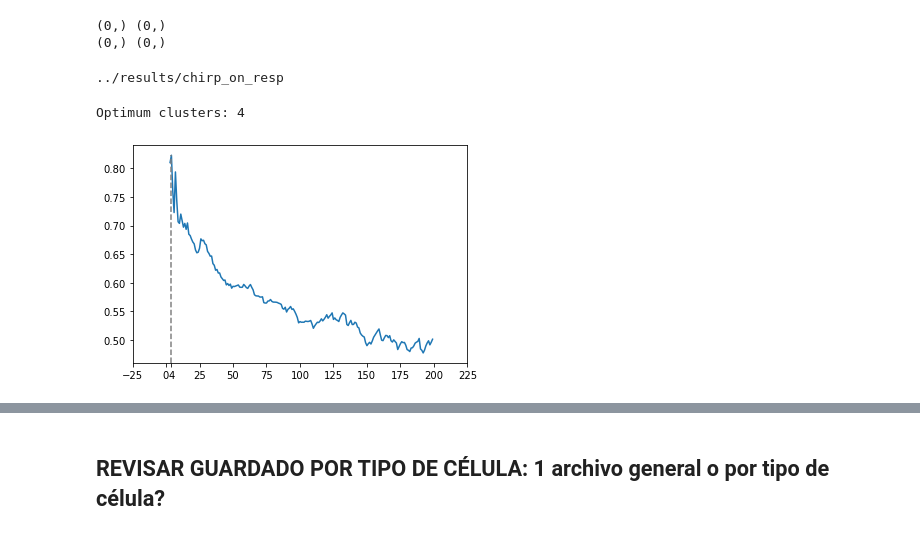
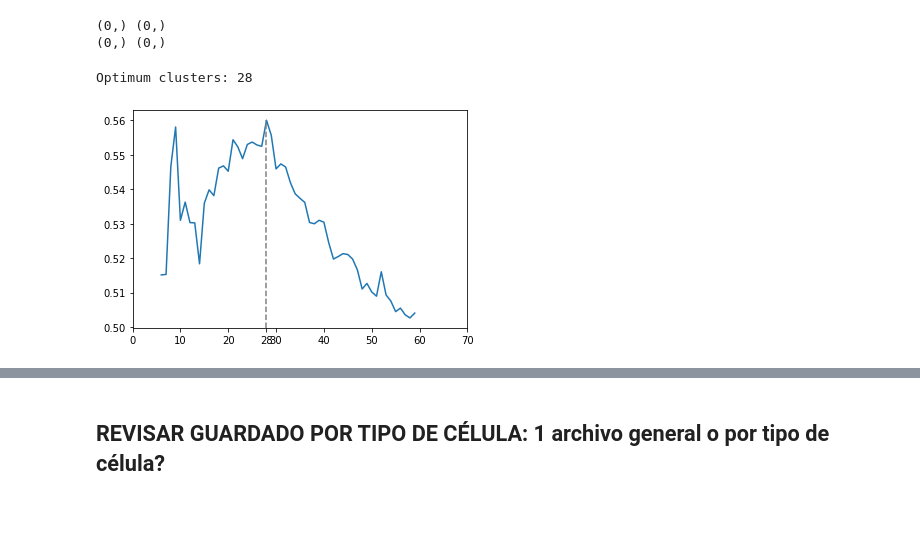
Before and after one commit to pabloreyesrobles/chirp-features, a Jupyter notebook: rgc_clustering.ipynb, the cells around one changed output, grey strips where cells are left out. Cells and saved outputs as stored; diff of their text form; code cells hidden in the pictures.

```diff
--- a/rgc_clustering.ipynb
+++ b/rgc_clustering.ipynb
@@ -260,7 +344,7 @@ nspikes
 # %%
 num_threads = os.cpu_count()
 
-ctype = 'ON'
+ctype = 'ON/OFF'
 sel = ctype_map[ctype]
 spiketimes = spiketimes_grp[sel]
 
@@ -316,11 +400,13 @@ if os.path.isfile('spike_dist.npy') and preload:
     spike_dst = np.load('{}spike_dist.npy'.format(params['Output']))
     print('Done!')
 else:
-    flat_units = flat_unit_pairs(spiketimes)
-    with mp.Pool(num_threads) as pool:
-        spike_dst_args = [(spiketimes[pair[0]], spiketimes[pair[1]]) for pair in flat_units]
-        spike_dst = list(tqdm(pool.imap(compute_SPIKE_on_flat_pair, spike_dst_args), total=len(spike_dst_args)))
-        spike_dst = np.asarray(spike_dst)
+    with warnings.catch_warnings():
+        warnings.simplefilter("ignore")
+        flat_units = flat_unit_pairs(spiketimes)
+        with mp.Pool(num_threads) as pool:
+            spike_dst_args = [(spiketimes[pair[0]], spiketimes[pair[1]]) for pair in flat_units]
+            spike_dst = list(tqdm(pool.imap(compute_SPIKE_on_flat_pair, spike_dst_args), total=len(spike_dst_args)))
+            spike_dst = np.asarray(spike_dst)
 #     spike_dst = np.asarray([compute_SPIKE_on_flat_pair(spiketimes[pair[0]], spiketimes[pair[1]]) for pair in tqdm(flat_units)])
 #     spike_dst = joblib.Parallel(n_jobs=4,verbose=1)(joblib.delayed(compute_SPIKE_on_flat_pair)(pair, spiketimes) for pair in tqdm(flat_units))
     np.save('{}spike_dist.npy'.format(params['Output']), spike_dst)
@@ -331,11 +417,13 @@ if os.path.isfile('{}isi_dist.npy'.format(exp_path)) and preload:
     isi_dst = np.load('{}isi_dist.npy'.format(params['Output']))
     print('Done!')
 else:
-    flat_units = flat_unit_pairs(spiketimes)
-    with mp.Pool(num_threads) as pool:
-        isi_dst_args = [(spiketimes[pair[0]], spiketimes[pair[1]]) for pair in flat_units]
-        isi_dst = list(tqdm(pool.imap(compute_ISI_on_flat_pair, isi_dst_args), total=len(isi_dst_args)))
-        isi_dst = np.asarray(isi_dst)
+    with warnings.catch_warnings():
+        warnings.simplefilter("ignore")
+        flat_units = flat_unit_pairs(spiketimes)
+        with mp.Pool(num_threads) as pool:
+            isi_dst_args = [(spiketimes[pair[0]], spiketimes[pair[1]]) for pair in flat_units]
+            isi_dst = list(tqdm(pool.imap(compute_ISI_on_flat_pair, isi_dst_args), total=len(isi_dst_args)))
+            isi_dst = np.asarray(isi_dst)
 #     isi_dst = np.asarray([compute_ISI_on_flat_pair(pair, spiketimes) for pair in tqdm(flat_units)])
 #     isi_dst = joblib.Parallel(n_jobs=4,verbose=1)(joblib.delayed(compute_ISI_on_flat_pair)(pair, spiketimes) for pair in tqdm(flat_units))
     np.save('{}isi_dist.npy'.format(params['Output']), isi_dst)
@@ -366,52 +437,36 @@ print(isi_dst[np.isnan(isi_dst)].shape, isi_dst[np.isinf(isi_dst)].shape)
 # %% [output]
 (0,) (0,)
 (0,) (0,)
-# %%
-import shutil
-
-cls_folder = '{}chirp_on_resp'.format(params['Output'])
-print(cls_folder)
-
-if os.path.isdir(cls_folder) == False:
-    os.mkdir(cls_folder)
-else:
-    shutil.rmtree(cls_folder)
-    os.mkdir(cls_folder)
-
-np.save('{}/chirp_psth.npy'.format(cls_folder), chirp_psth)
-np.save('{}/flash_psth.npy'.format(cls_folder), flash_psth)
-# %% [output]
-../results/chirp_on_resp
 # %%
 sqr_spike_dst = squareform(spike_dst)
 sqr_isi_dst = squareform(isi_dst)
 
 ward_spike = cluster.hierarchy.linkage(spike_dst, method='ward')
 ward_isi = cluster.hierarchy.linkage(isi_dst, method='ward')
 
-min_qclust = 3
-max_qclust = 200
+min_qclust = 6
+max_qclust = 60
 
 ncls = np.arange(min_qclust, max_qclust, 1)
 metric_scores = np.zeros(ncls.shape[0])
 for i, t in enumerate(ncls):
     cls_spike = cluster.hierarchy.fcluster(ward_spike, t=t, criterion='maxclust')
     cls_isi = cluster.hierarchy.fcluster(ward_isi, t=t, criterion='maxclust')
     metric_scores[i] = metrics.adjusted_mutual_info_score(cls_isi, cls_spike)
 
 max_cls = np.argmax(metric_scores) + min_qclust
 fig, ax = plt.subplots()
 ax.plot(ncls, metric_scores)
 
 ax.axvline(max_cls, ymin=0, ymax=(np.max(metric_scores) - ax.get_ylim()[0]) / np.diff(ax.get_ylim()),
            linestyle='--', color='gray')
 if max_cls not in list(ax.get_xticks()):
     ax.set_xticks(list(ax.get_xticks()) + [max_cls])
 print('Optimum clusters: {}'.format(max_cls))
 fig.savefig('{}/mutual_inf.png'.format(cls_folder))
 # %% [output]
-Optimum clusters: 4
+Optimum clusters: 28
-[figure, old version]
+[figure, new version]
 # %%
 n_cluster = max_cls
 cls_spike = cluster.hierarchy.fcluster(ward_spike, t=n_cluster, criterion='maxclust')
```
Also changed, not shown: parts of 13 cells of this notebook, 2 other files.
